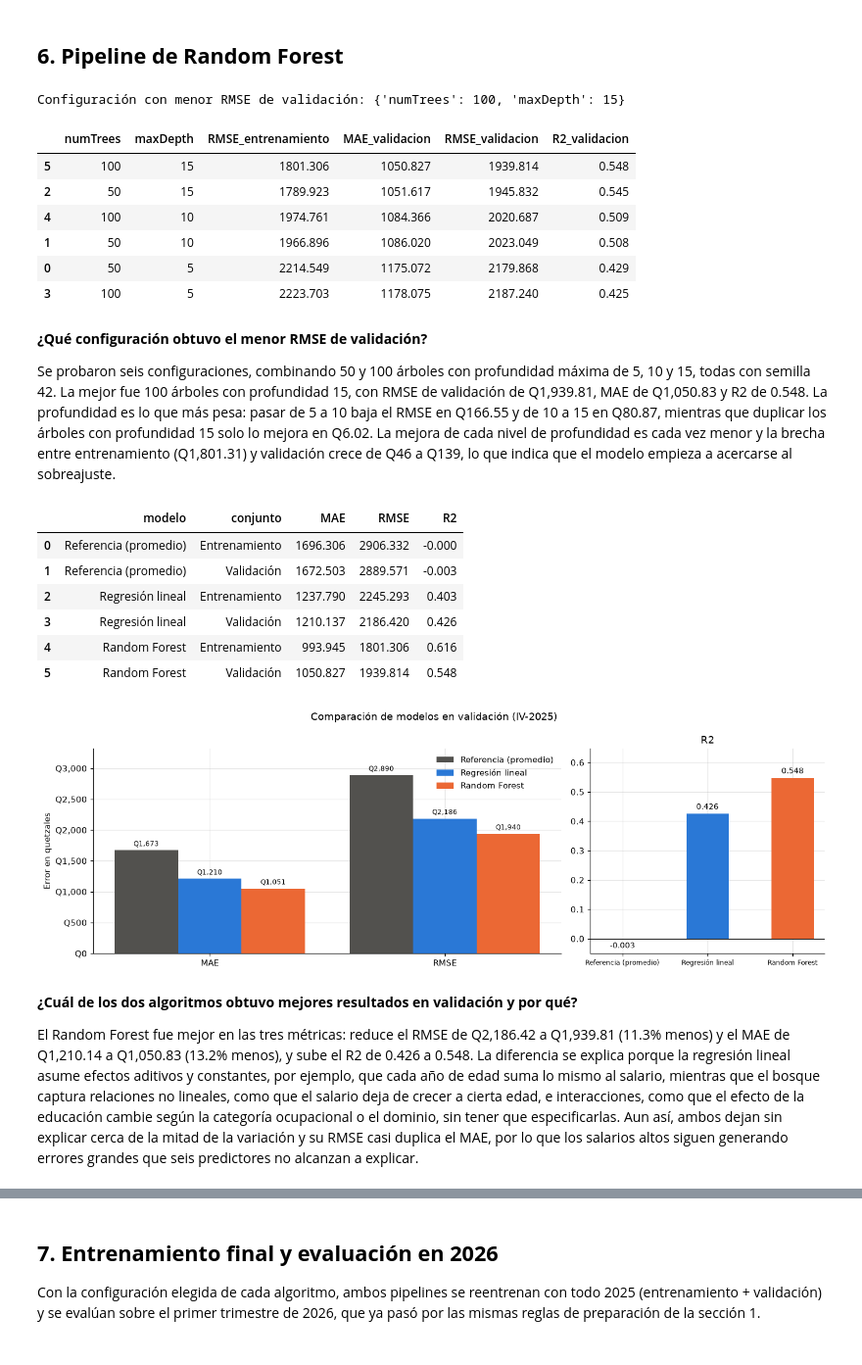
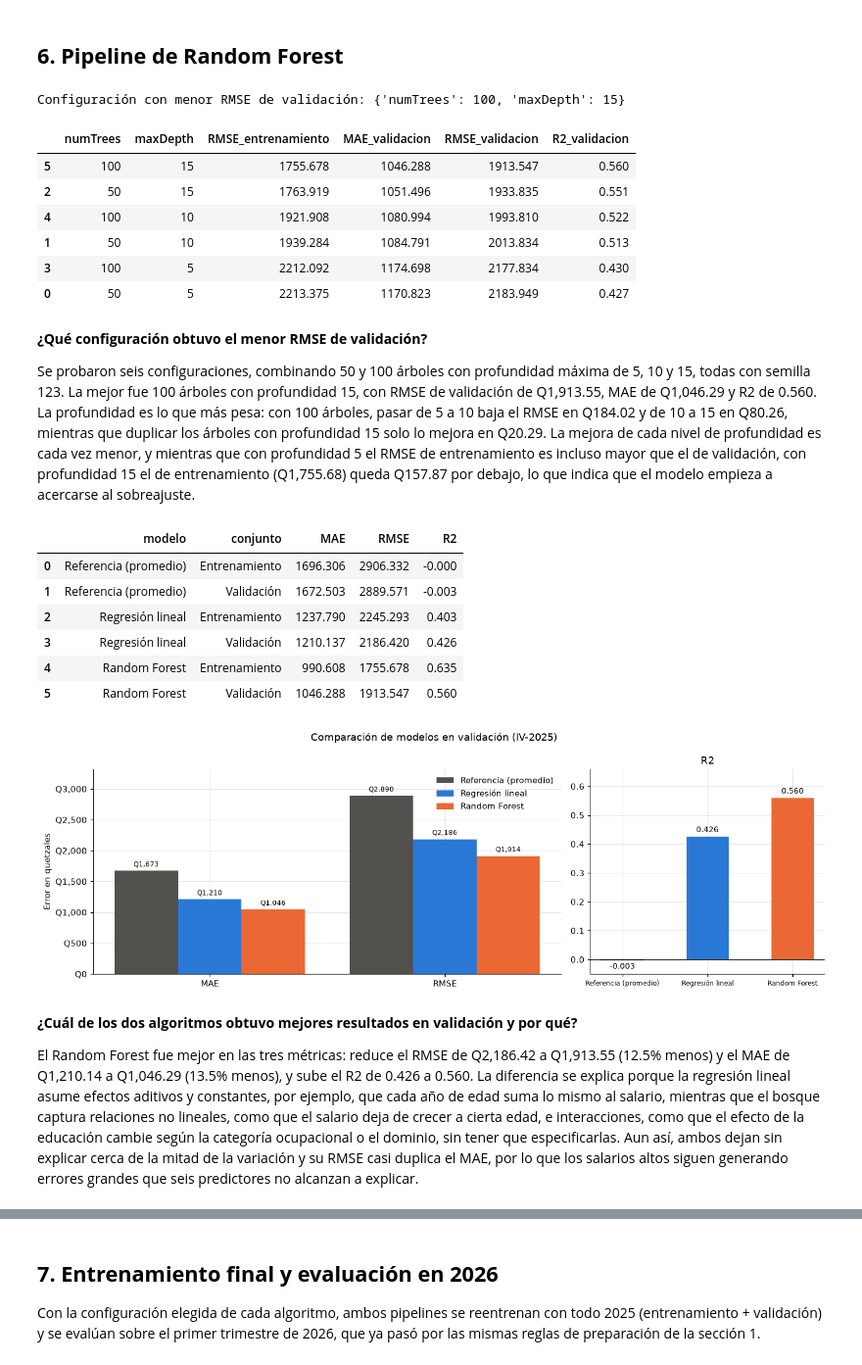
Before and after one commit to Bamo0507/Laboratorio_7_Intro_Spark, a Jupyter notebook: notebooks/lab7_spark_mllib.ipynb, the cells around one changed output, grey strips where cells are left out. Shown at 98% size. Saved outputs shown, nothing was run; the diff lists cells and outputs as text; code cells hidden in the pictures.

Commit message:
fix: reproducible models, seed and section 8 error analysis

```diff
--- a/notebooks/lab7_spark_mllib.ipynb
+++ b/notebooks/lab7_spark_mllib.ipynb
@@ -367,7 +370,11 @@ def aplicar_filtros(df):
 
 analitica_2025, excluidos_2025 = aplicar_filtros(eneic_2025)
 analitica_2026, excluidos_2026 = aplicar_filtros(eneic_2026)
-analitica_2025, analitica_2026 = analitica_2025.cache(), analitica_2026.cache()
+# Particiones y orden de filas fijos: KMeans y Random Forest muestrean por partición, así que sin esto la semilla no basta para reproducir resultados
+ORDEN_FILAS = ["periodo_archivo", "NUM_HOGAR", "NUM_PERSONA"]
+analitica_2025, analitica_2026 = (
+    df.repartition(8, *ORDEN_FILAS).sortWithinPartitions(*ORDEN_FILAS).cache() for df in (analitica_2025, analitica_2026)
+)
 # %%
 excluidos = pd.concat([excluidos_2025, excluidos_2026])
 tabla_excluidos = excluidos.pivot_table(index=["paso", "criterio"], columns="periodo_archivo", values="excluidos", aggfunc="sum")
@@ -1147,7 +1165,7 @@ print(f"[guardado] {RUTA_MODELO_LINEAL.relative_to(RAIZ)}")
 # %%
 from pyspark.ml.regression import RandomForestRegressor
 
-SEMILLA = 42
+SEMILLA = 123
 
 
 def pipeline_bosque(num_arboles=20, profundidad=5):
@@ -1162,43 +1180,43 @@ def pipeline_bosque(num_arboles=20, profundidad=5):
 # Rejilla: cantidad de árboles y profundidad máxima
 pipeline = pipeline_bosque()
 bosque = pipeline.getStages()[-1]
 rejilla_bosque = (
     ParamGridBuilder()
     .addGrid(bosque.numTrees, [50, 100])
     .addGrid(bosque.maxDepth, [5, 10, 15])
     .build()
 )
 
 # Un modelo por configuración, todos ajustados solo con entrenamiento
 modelos_bosque = pipeline.fit(entrenamiento, rejilla_bosque)
 
 filas = []
 for parametros, modelo in zip(rejilla_bosque, modelos_bosque):
     filas.append({
         "numTrees": parametros[bosque.numTrees],
         "maxDepth": parametros[bosque.maxDepth],
         "RMSE_entrenamiento": evaluar(modelo.transform(entrenamiento), "", "")["RMSE"],
         **{f"{k}_validacion": v for k, v in evaluar(modelo.transform(validacion), "", "").items() if k in ("MAE", "RMSE", "R2")},
     })
 
 resultados_bosque = pd.DataFrame(filas).round(3)
 mejor_configuracion_bosque = resultados_bosque["RMSE_validacion"].idxmin()
 mejor_bosque = modelos_bosque[mejor_configuracion_bosque]
 print(f"Configuración con menor RMSE de validación: {resultados_bosque.loc[mejor_configuracion_bosque, ['numTrees', 'maxDepth']].to_dict()}")
 resultados_bosque.sort_values("RMSE_validacion")
 # %% [output]
 Configuración con menor RMSE de validación: {'numTrees': 100, 'maxDepth': 15}
 |  | numTrees | maxDepth | RMSE_entrenamiento | MAE_validacion | RMSE_validacion | R2_validacion |
-| 5 | 100 | 15 | 1801.306 | 1050.827 | 1939.814 | 0.548 |
-| 2 | 50 | 15 | 1789.923 | 1051.617 | 1945.832 | 0.545 |
-| 4 | 100 | 10 | 1974.761 | 1084.366 | 2020.687 | 0.509 |
-| 1 | 50 | 10 | 1966.896 | 1086.020 | 2023.049 | 0.508 |
-| 0 | 50 | 5 | 2214.549 | 1175.072 | 2179.868 | 0.429 |
-| 3 | 100 | 5 | 2223.703 | 1178.075 | 2187.240 | 0.425 |
+| 5 | 100 | 15 | 1755.678 | 1046.288 | 1913.547 | 0.560 |
+| 2 | 50 | 15 | 1763.919 | 1051.496 | 1933.835 | 0.551 |
+| 4 | 100 | 10 | 1921.908 | 1080.994 | 1993.810 | 0.522 |
+| 1 | 50 | 10 | 1939.284 | 1084.791 | 2013.834 | 0.513 |
+| 3 | 100 | 5 | 2212.092 | 1174.698 | 2177.834 | 0.430 |
+| 0 | 50 | 5 | 2213.375 | 1170.823 | 2183.949 | 0.427 |
 # %% [markdown]
 **¿Qué configuración obtuvo el menor RMSE de validación?**
 
-Se probaron seis configuraciones, combinando 50 y 100 árboles con profundidad máxima de 5, 10 y 15, todas con semilla 42. La mejor fue 100 árboles con profundidad 15, con RMSE de validación de Q1,939.81, MAE de Q1,050.83 y R2 de 0.548. La profundidad es lo que más pesa: pasar de 5 a 10 baja el RMSE en Q166.55 y de 10 a 15 en Q80.87, mientras que duplicar los árboles con profundidad 15 solo lo mejora en Q6.02. La mejora de cada nivel de profundidad es cada vez menor y la brecha entre entrenamiento (Q1,801.31) y validación crece de Q46 a Q139, lo que indica que el modelo empieza a acercarse al sobreajuste.
+Se probaron seis configuraciones, combinando 50 y 100 árboles con profundidad máxima de 5, 10 y 15, todas con semilla 123. La mejor fue 100 árboles con profundidad 15, con RMSE de validación de Q1,913.55, MAE de Q1,046.29 y R2 de 0.560. La profundidad es lo que más pesa: con 100 árboles, pasar de 5 a 10 baja el RMSE en Q184.02 y de 10 a 15 en Q80.26, mientras que duplicar los árboles con profundidad 15 solo lo mejora en Q20.29. La mejora de cada nivel de profundidad es cada vez menor, y mientras que con profundidad 5 el RMSE de entrenamiento es incluso mayor que el de validación, con profundidad 15 el de entrenamiento (Q1,755.68) queda Q157.87 por debajo, lo que indica que el modelo empieza a acercarse al sobreajuste.
 # %%
 comparacion = pd.DataFrame(
     metricas
@@ -1241,13 +1259,13 @@ graficar_metricas(comparacion[comparacion["conjunto"] == "Validación"].set_inde
 | 1 | Referencia (promedio) | Validación | 1672.503 | 2889.571 | -0.003 |
 | 2 | Regresión lineal | Entrenamiento | 1237.790 | 2245.293 | 0.403 |
 | 3 | Regresión lineal | Validación | 1210.137 | 2186.420 | 0.426 |
-| 4 | Random Forest | Entrenamiento | 993.945 | 1801.306 | 0.616 |
-| 5 | Random Forest | Validación | 1050.827 | 1939.814 | 0.548 |
+| 4 | Random Forest | Entrenamiento | 990.608 | 1755.678 | 0.635 |
+| 5 | Random Forest | Validación | 1046.288 | 1913.547 | 0.560 |
 [figure]
 # %% [markdown]
 **¿Cuál de los dos algoritmos obtuvo mejores resultados en validación y por qué?**
 
-El Random Forest fue mejor en las tres métricas: reduce el RMSE de Q2,186.42 a Q1,939.81 (11.3% menos) y el MAE de Q1,210.14 a Q1,050.83 (13.2% menos), y sube el R2 de 0.426 a 0.548. La diferencia se explica porque la regresión lineal asume efectos aditivos y constantes, por ejemplo, que cada año de edad suma lo mismo al salario, mientras que el bosque captura relaciones no lineales, como que el salario deja de crecer a cierta edad, e interacciones, como que el efecto de la educación cambie según la categoría ocupacional o el dominio, sin tener que especificarlas. Aun así, ambos dejan sin explicar cerca de la mitad de la variación y su RMSE casi duplica el MAE, por lo que los salarios altos siguen generando errores grandes que seis predictores no alcanzan a explicar.
+El Random Forest fue mejor en las tres métricas: reduce el RMSE de Q2,186.42 a Q1,913.55 (12.5% menos) y el MAE de Q1,210.14 a Q1,046.29 (13.5% menos), y sube el R2 de 0.426 a 0.560. La diferencia se explica porque la regresión lineal asume efectos aditivos y constantes, por ejemplo, que cada año de edad suma lo mismo al salario, mientras que el bosque captura relaciones no lineales, como que el salario deja de crecer a cierta edad, e interacciones, como que el efecto de la educación cambie según la categoría ocupacional o el dominio, sin tener que especificarlas. Aun así, ambos dejan sin explicar cerca de la mitad de la variación y su RMSE casi duplica el MAE, por lo que los salarios altos siguen generando errores grandes que seis predictores no alcanzan a explicar.
 # %%
 RUTA_MODELO_BOSQUE = DIR_MODELOS / "random_forest"
 mejor_bosque.write().overwrite().save(str(RUTA_MODELO_BOSQUE))
```
Also changed, not shown: parts of 22 cells of this notebook.
